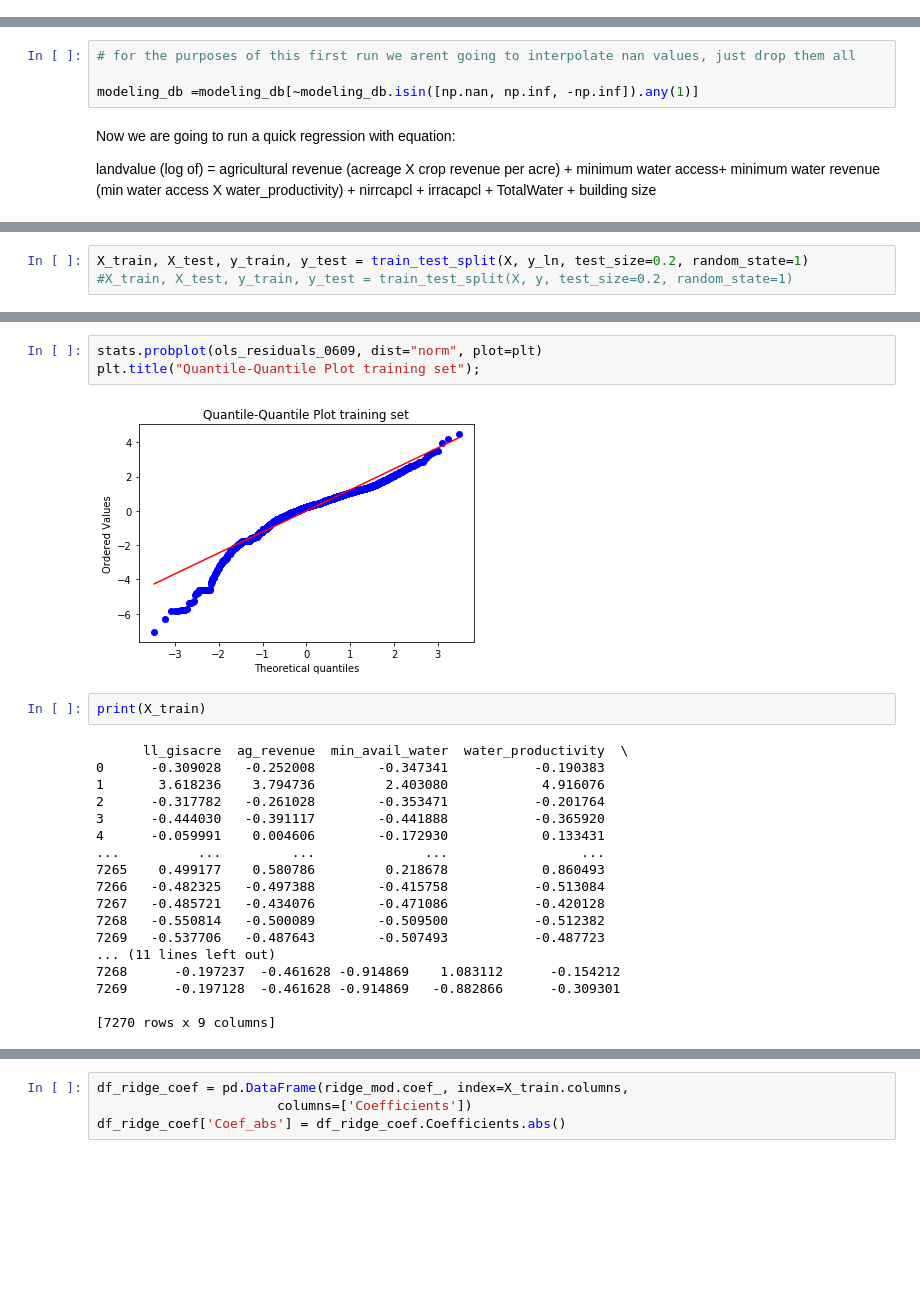
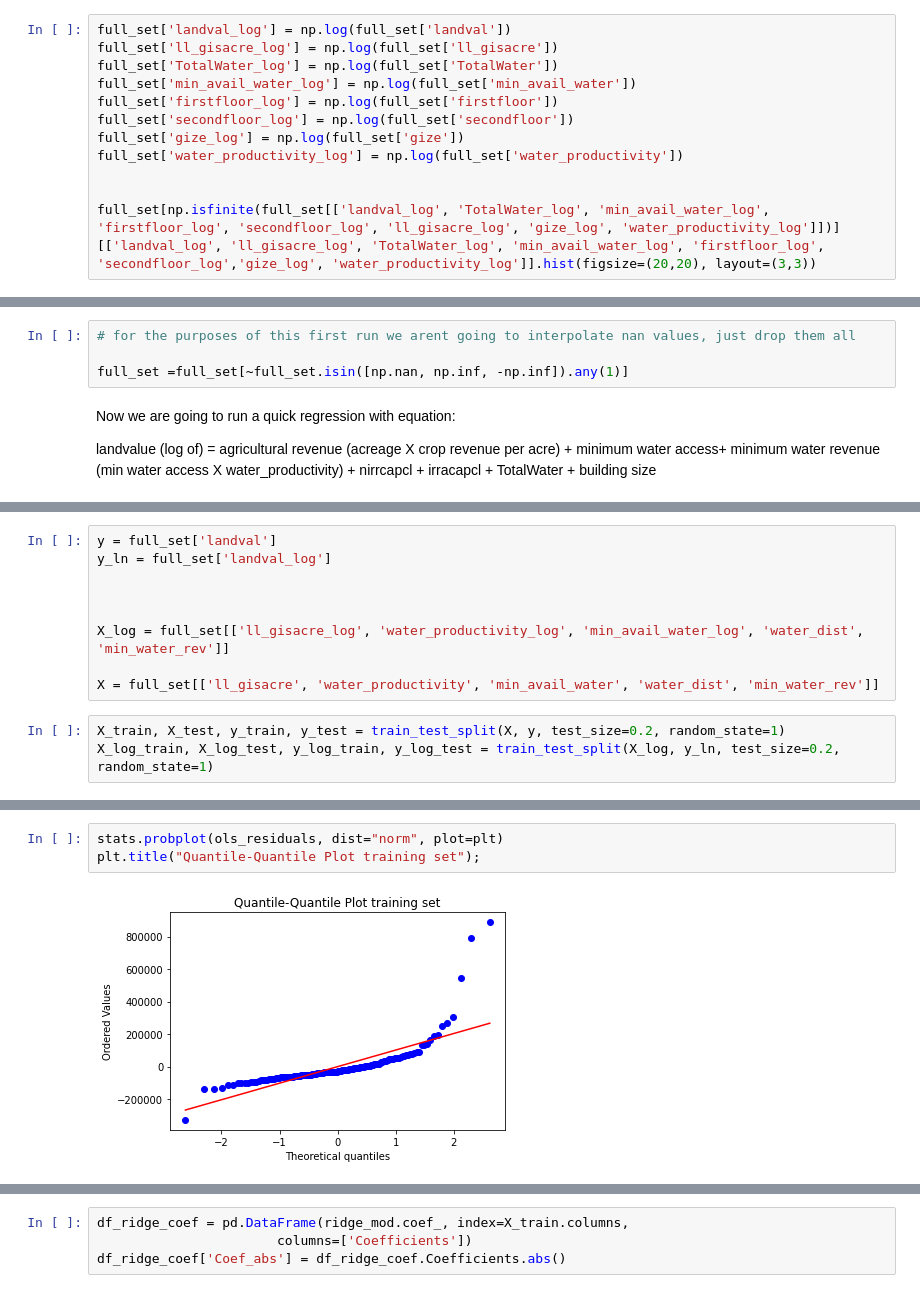
Before and after one commit to draget/w210_water, a Jupyter notebook: Hedonic Modeling.ipynb, the cells around one changed output, grey strips where cells are left out. Drawn from its saved outputs; the diff is of its cells as text; blank space fills up the shorter version.

```diff
--- a/Hedonic Modeling.ipynb
+++ b/Hedonic Modeling.ipynb
@@ -460,0 +421,12 @@ now lets try and do some anaysis and take a stab at regression
+# %%
+full_set['landval_log'] = np.log(full_set['landval'])
+full_set['ll_gisacre_log'] = np.log(full_set['ll_gisacre'])
+full_set['TotalWater_log'] = np.log(full_set['TotalWater'])
+full_set['min_avail_water_log'] = np.log(full_set['min_avail_water'])
+full_set['firstfloor_log'] = np.log(full_set['firstfloor'])
+full_set['secondfloor_log'] = np.log(full_set['secondfloor'])
+full_set['gize_log'] = np.log(full_set['gize'])
+full_set['water_productivity_log'] = np.log(full_set['water_productivity'])
+
+
+full_set[np.isfinite(full_set[['landval_log', 'TotalWater_log', 'min_avail_water_log', 'firstfloor_log', 'secondfloor_log', 'll_gisacre_log', 'gize_log', 'water_productivity_log']])][['landval_log', 'll_gisacre_log', 'TotalWater_log', 'min_avail_water_log', 'firstfloor_log', 'secondfloor_log','gize_log', 'water_productivity_log']].hist(figsize=(20,20), layout=(3,3))
@@ -605,7 +493,7 @@ So no correlations that would suggest we shouldnt be using these variables. Next
 # %%
 # for the purposes of this first run we arent going to interpolate nan values, just drop them all
 
-modeling_db =modeling_db[~modeling_db.isin([np.nan, np.inf, -np.inf]).any(1)]
+full_set =full_set[~full_set.isin([np.nan, np.inf, -np.inf]).any(1)]
 # %% [markdown]
 Now we are going to run a quick regression with equation:
 
@@ -622,4 +501,13 @@ X = modeling_db[['ll_gisacre','ag_revenue', 'min_avail_water', 'water_productivi
+# %%
+y = full_set['landval']
+y_ln = full_set['landval_log']
+
+
+
+X_log = full_set[['ll_gisacre_log', 'water_productivity_log', 'min_avail_water_log', 'water_dist', 'min_water_rev']]
+
+X = full_set[['ll_gisacre', 'water_productivity', 'min_avail_water', 'water_dist', 'min_water_rev']]
 # %%
-X_train, X_test, y_train, y_test = train_test_split(X, y_ln, test_size=0.2, random_state=1)
-#X_train, X_test, y_train, y_test = train_test_split(X, y, test_size=0.2, random_state=1)
+X_train, X_test, y_train, y_test = train_test_split(X, y, test_size=0.2, random_state=1)
+X_log_train, X_log_test, y_log_train, y_log_test = train_test_split(X_log, y_ln, test_size=0.2, random_state=1)
 # %%
@@ -709,28 +664,8 @@ Shapiro-Wilk test on normality=0.927, p=0.000
 # %%
-stats.probplot(ols_residuals_0609, dist="norm", plot=plt)
+stats.probplot(ols_residuals, dist="norm", plot=plt)
 plt.title("Quantile-Quantile Plot training set");
 # %% [output]
-[figure, old version]
+[figure, new version]
-# %%
-print(X_train)
-# %% [output]
-      ll_gisacre  ag_revenue  min_avail_water  water_productivity  \
-0      -0.309028   -0.252008        -0.347341           -0.190383
-1       3.618236    3.794736         2.403080            4.916076
-2      -0.317782   -0.261028        -0.353471           -0.201764
-3      -0.444030   -0.391117        -0.441888           -0.365920
-4      -0.059991    0.004606        -0.172930            0.133431
-...          ...         ...              ...                 ...
-7265    0.499177    0.580786         0.218678            0.860493
-7266   -0.482325   -0.497388        -0.415758           -0.513084
-7267   -0.485721   -0.434076        -0.471086           -0.420128
-7268   -0.550814   -0.500089        -0.509500           -0.512382
-7269   -0.537706   -0.487643        -0.507493           -0.487723
-... (11 lines left out)
-7268      -0.197237  -0.461628 -0.914869    1.083112      -0.154212
-7269      -0.197128  -0.461628 -0.914869   -0.882866      -0.309301
-
-[7270 rows x 9 columns]
 # %%
 
 # Plotting the OLS residuals against the predicted-y and 'min_avail_water'. The residuals appear well-behaved
```
Also changed, not shown: parts of 139 cells of this notebook.
